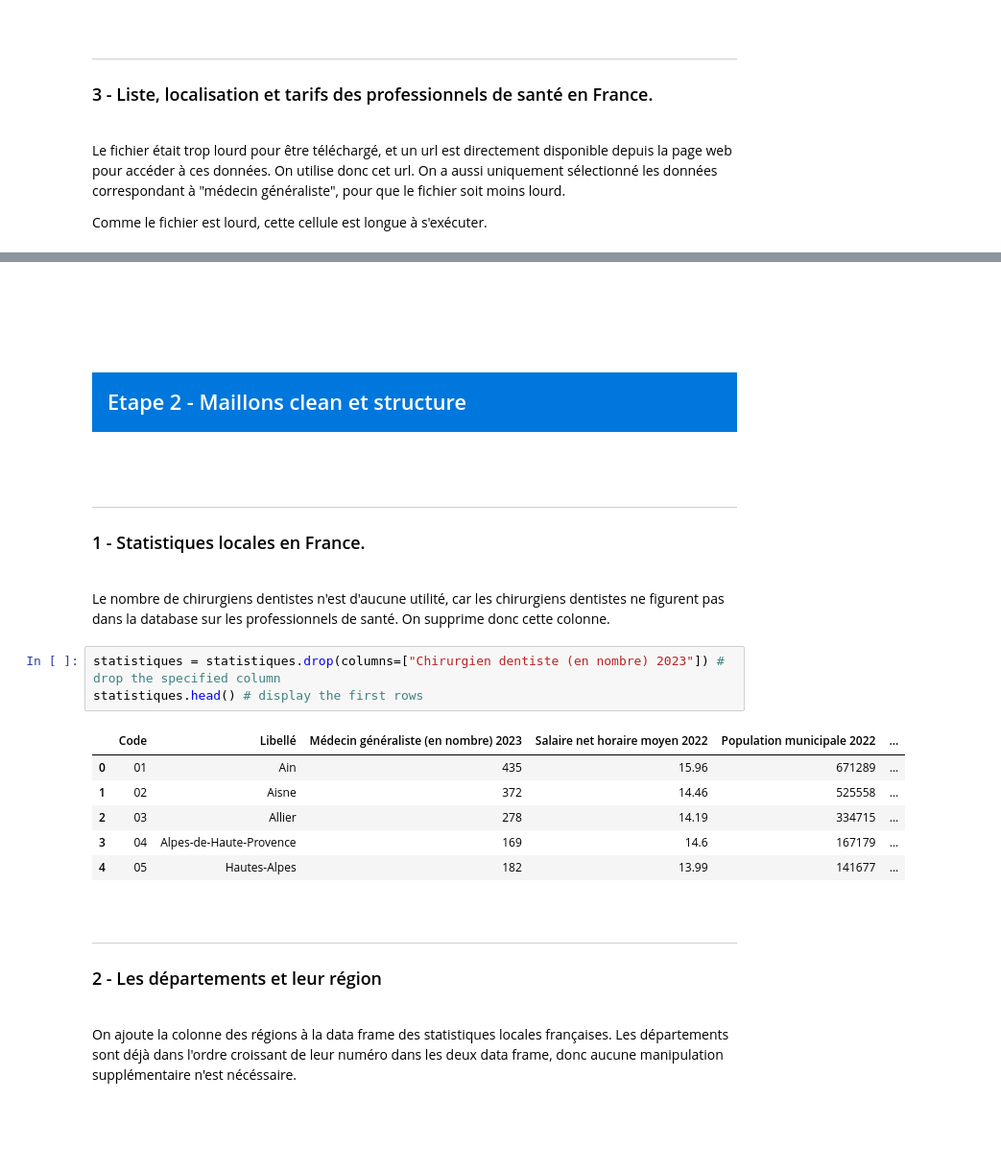
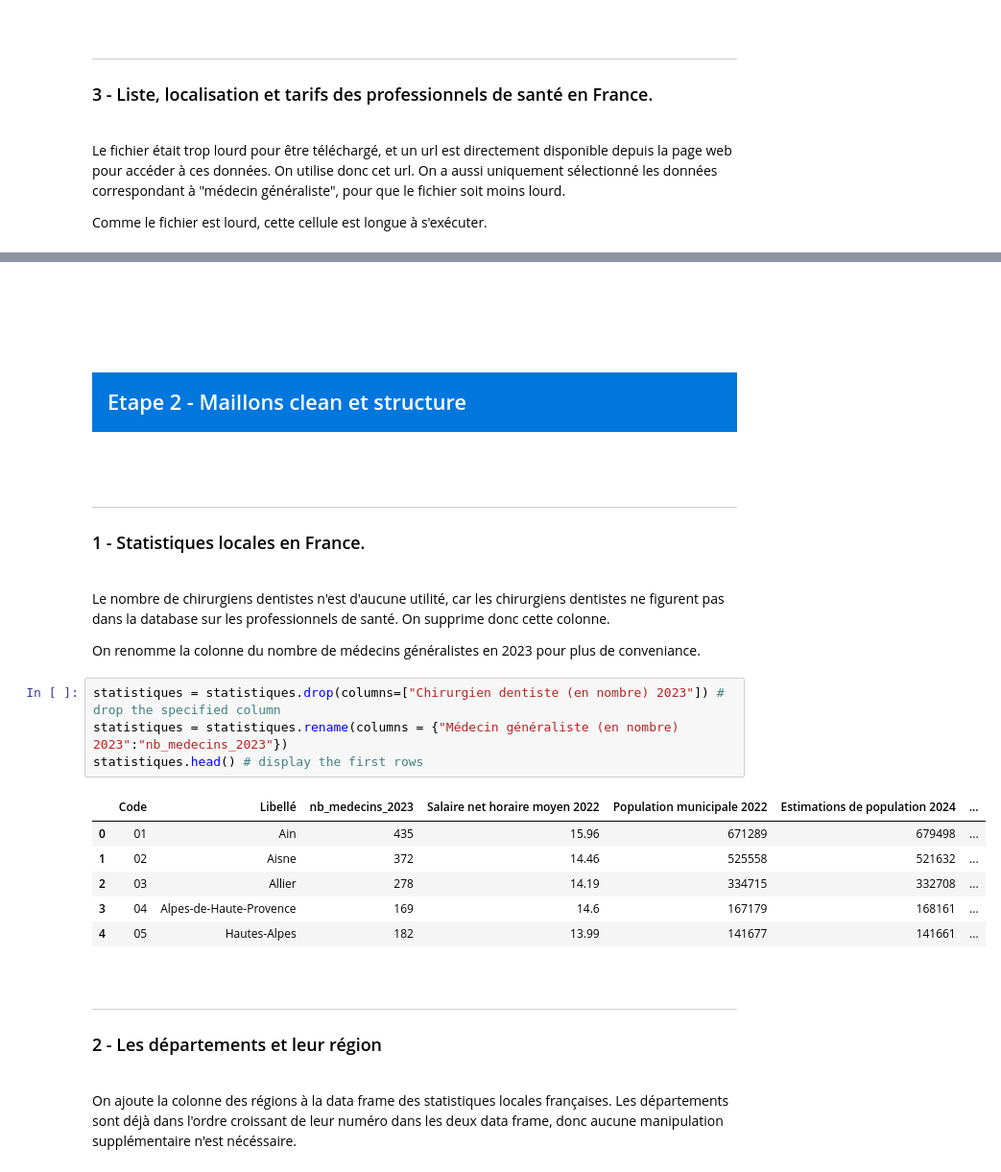
Before and after one commit to ahina0/projet_outinfo, a Jupyter notebook: durrieu.boivent.3.ipynb, the cells around one changed output, grey strips where cells are left out. Shown: that part at 96% size. Saved outputs shown, nothing was run; the diff lists cells and outputs as text; blank space fills up the shorter version.

```diff
--- a/durrieu.boivent.3.ipynb
+++ b/durrieu.boivent.3.ipynb
@@ -214,16 +229,19 @@ Skipping field libelle_acte_clinique: unsupported OGR type: 5
 <br>
 
 Le nombre de chirurgiens dentistes n'est d'aucune utilité, car les chirurgiens dentistes ne figurent pas dans la database sur les professionnels de santé. On supprime donc cette colonne.
+
+On renomme la colonne du nombre de médecins généralistes en 2023 pour plus de conveniance.
 # %%
 statistiques = statistiques.drop(columns=["Chirurgien dentiste (en nombre) 2023"]) # drop the specified column
+statistiques = statistiques.rename(columns = {"Médecin généraliste (en nombre) 2023":"nb_medecins_2023"})
 statistiques.head() # display the first rows
 # %% [output]
-|  | Code | Libellé | Médecin généraliste (en nombre) 2023 | Salaire net horaire moyen 2022 | Population municipale 2022 | ... |
-| 0 | 01 | Ain | 435 | 15.96 | 671289 | ... |
-| 1 | 02 | Aisne | 372 | 14.46 | 525558 | ... |
-| 2 | 03 | Allier | 278 | 14.19 | 334715 | ... |
-| 3 | 04 | Alpes-de-Haute-Provence | 169 | 14.6 | 167179 | ... |
-| 4 | 05 | Hautes-Alpes | 182 | 13.99 | 141677 | ... |
+|  | Code | Libellé | nb_medecins_2023 | Salaire net horaire moyen 2022 | Population municipale 2022 | Estimations de population 2024 | ... |
+| 0 | 01 | Ain | 435 | 15.96 | 671289 | 679498 | ... |
+| 1 | 02 | Aisne | 372 | 14.46 | 525558 | 521632 | ... |
+| 2 | 03 | Allier | 278 | 14.19 | 334715 | 332708 | ... |
+| 3 | 04 | Alpes-de-Haute-Provence | 169 | 14.6 | 167179 | 168161 | ... |
+| 4 | 05 | Hautes-Alpes | 182 | 13.99 | 141677 | 141661 | ... |
 # %% [markdown]
 <br>
 
```
Also changed, not shown: parts of 31 cells of this notebook.
